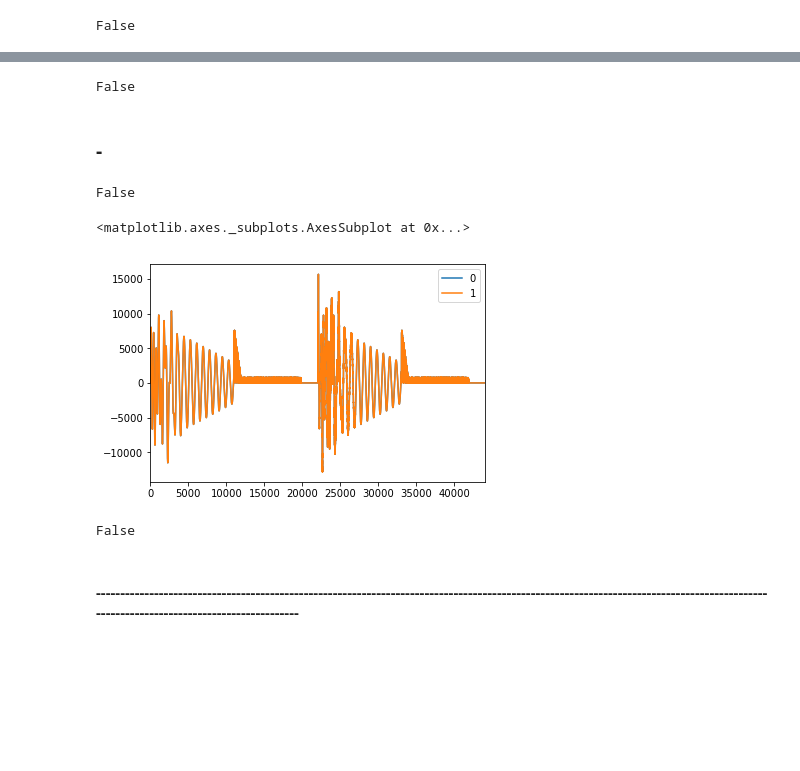
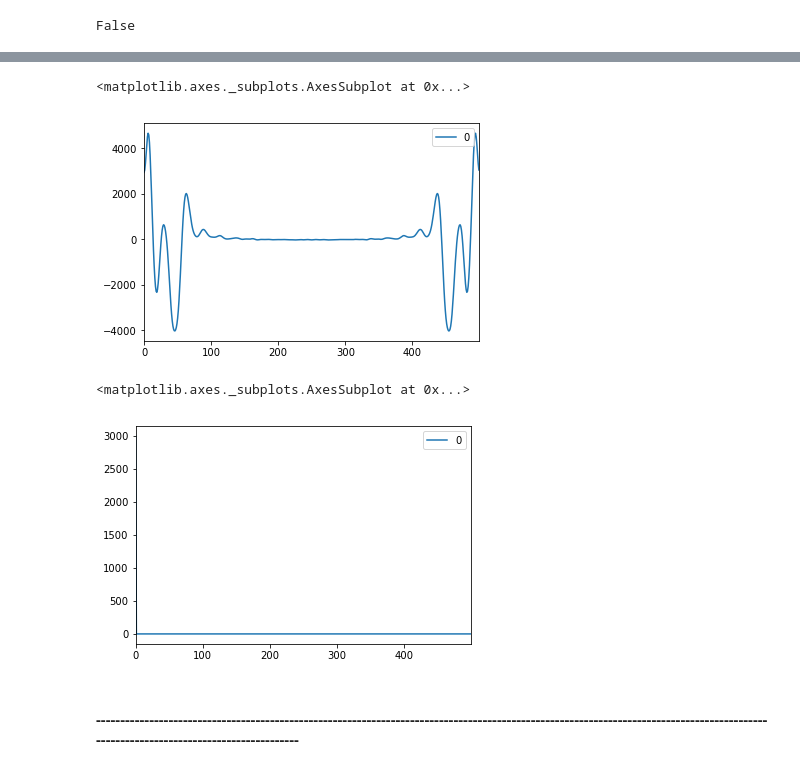
Before and after one commit to PatrickMManning/music-generation, a Jupyter notebook: Music Generation.ipynb, the cells around one changed output, grey strips where cells are left out. Saved outputs shown, nothing was run; the diff lists cells and outputs as text; code cells hidden in the pictures; blank space fills up the shorter version.

Commit message:
Added more signal generators, utilities, and effects.  Converted the whole library to support stereo and mono.  Currently working on automatic sound replication.

```diff
--- a/Music Generation.ipynb
+++ b/Music Generation.ipynb
@@ -421,36 +499,13 @@ False
-# %%
-stream.write(play_sound(x0[0],x0[1],x0[2],x0[3]))
-# %% [output]
-False
-# %% [markdown]
-### -
-# %%
-fm1 = frequency_modulation_synthesizer(length=1, modulation_depth=11, modulation_frequency=Note.C3.value/2)
-#fm1 = linear_asdr_envelope(fm1, 0.1, 0.25, 0.25, 0)
-fm3 = frequency_modulation_synthesizer(length=1, modulation_depth=5, modulation_frequency=Note.C3.value/4)
-#fm3 = linear_asdr_envelope(fm3, 0.2, 0.5, 0.5, 0)
-
-fm2 = add_waves(fm1, fm3)
-
-stream.write(fm2)
-#pd.DataFrame(fm2).head(1000).plot()
-# %% [output]
-False
-# %%
-amount = None
-a = pad(fade(kick_hi,amount=amount),0.25)
-b = pad(fade(hi_hat,amount=amount),0.25)
-c = pad(utility(fade(snare,amount=amount), 0.65),0.25) + a
-d = pad(fade(hi_hat,amount=amount),0.25)
-ftest2 = concatenate((a,b,c,d))
-pd.DataFrame(ftest2).plot()
-# %% [output]
-<matplotlib.axes._subplots.AxesSubplot at 0x...>
-[figure, removed]
-# %%
-stream.write(ftest2)
-# %% [output]
-False
+# %%
+pd.DataFrame(fft(SOUND, 500, axis=0)[:,0]).plot()
+# %% [output]
+<matplotlib.axes._subplots.AxesSubplot at 0x...>
+[figure, added]
+# %%
+pd.DataFrame(fft(play_sound(res.x[0], res.x[1], res.x[2], res.x[3], res.x[4], res.x[5], res.x[6], res.x[7], res.x[8], res.x[9], res.x[10]), 500, axis=0)[:,0]).plot()
+# %% [output]
+<matplotlib.axes._subplots.AxesSubplot at 0x...>
+[figure, added]
 # %% [markdown]
 #### -------------------------------------------------------------------------------------------------------------------------------------------------------------------------------------
 # %% [markdown]
```
Also changed, not shown: parts of 22 cells of this notebook.
